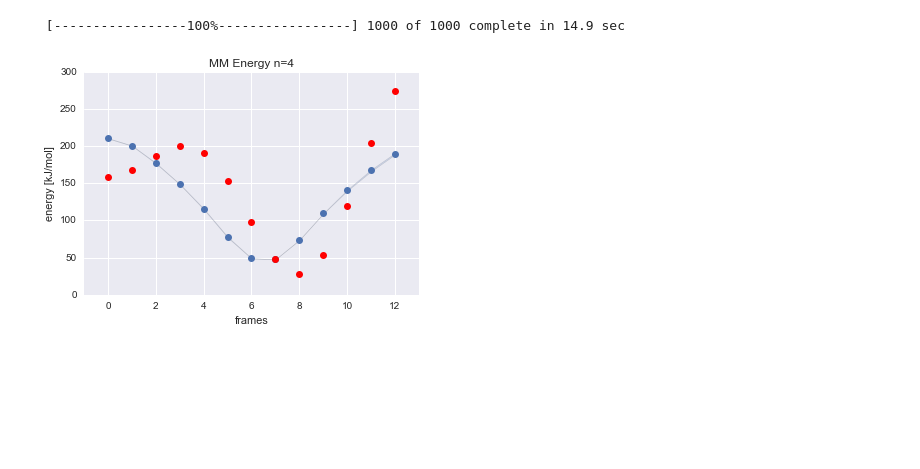
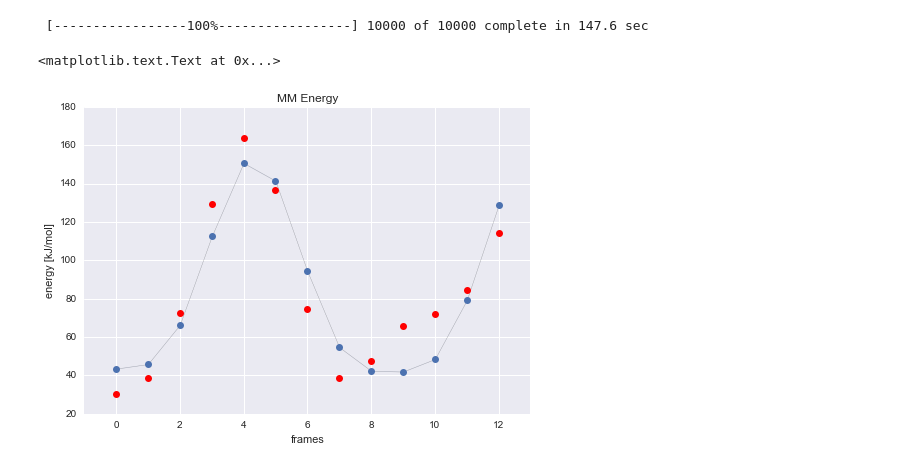
Before and after one commit to choderalab/torsionfit, a Jupyter notebook: examples/synthetic_data/Toy_model.ipynb, the cells around one changed output. Cells and saved outputs as stored; diff of their text form; code cells hidden in the pictures; blank space fills up the shorter version.

```diff
--- a/examples/synthetic_data/Toy_model.ipynb
+++ b/examples/synthetic_data/Toy_model.ipynb
@@ -28,18 +25,18 @@ print(toy.initial_value)
 # %%
 # sample
 sampler = MCMC(toy.model.pymc_parameters)
-sampler.sample(iter=1000)
+sampler.sample(iter=10000)
 # %% [output]
- [-----------------100%-----------------] 1000 of 1000 complete in 14.9 sec
+ [-----------------100%-----------------] 10000 of 10000 complete in 147.6 sec
 # %%
 seaborn.tsplot(sampler.trace('mm_energy')[:], interpolate=False)
 plt.plot(toy.synthetic_energy, 'o', color='r')
-plt.title('MM Energy n=4')
+plt.title('MM Energy')
 plt.xlabel('frames')
 plt.ylabel('energy [kJ/mol]')
-plt.savefig('n_4_mm_fit.pdf')
 # %% [output]
+<matplotlib.text.Text at 0x...>
-[figure, old version]
+[figure, new version]
 # %%
 plt.plot(np.exp(sampler.trace('sigma')[:]), label='sigma')
 plt.legend()
```
Also changed, not shown: parts of 6 cells of this notebook.
